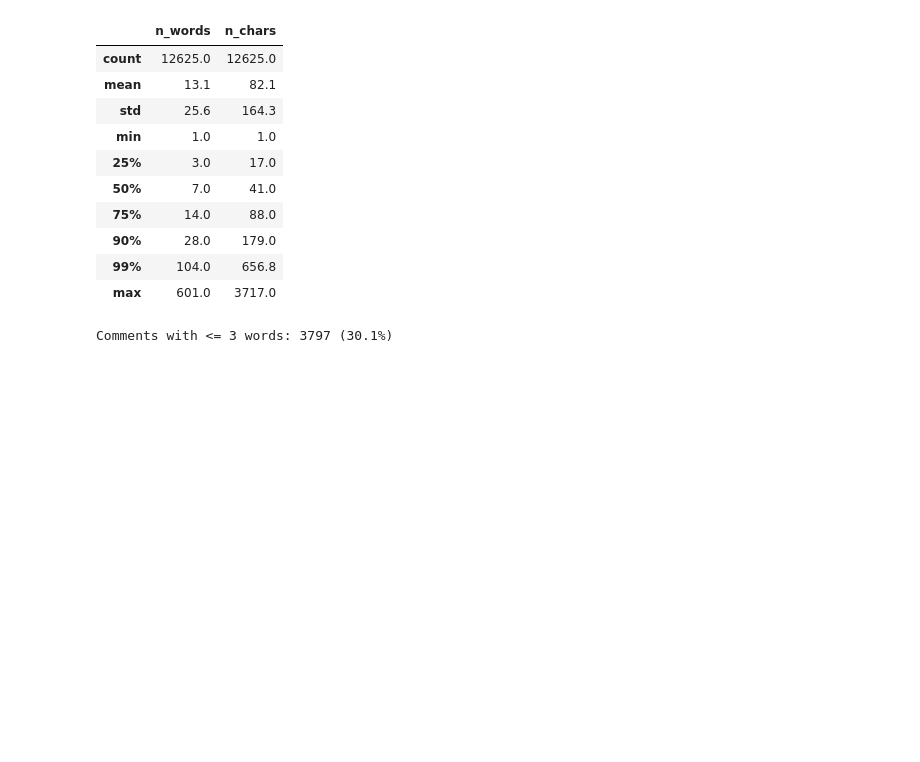
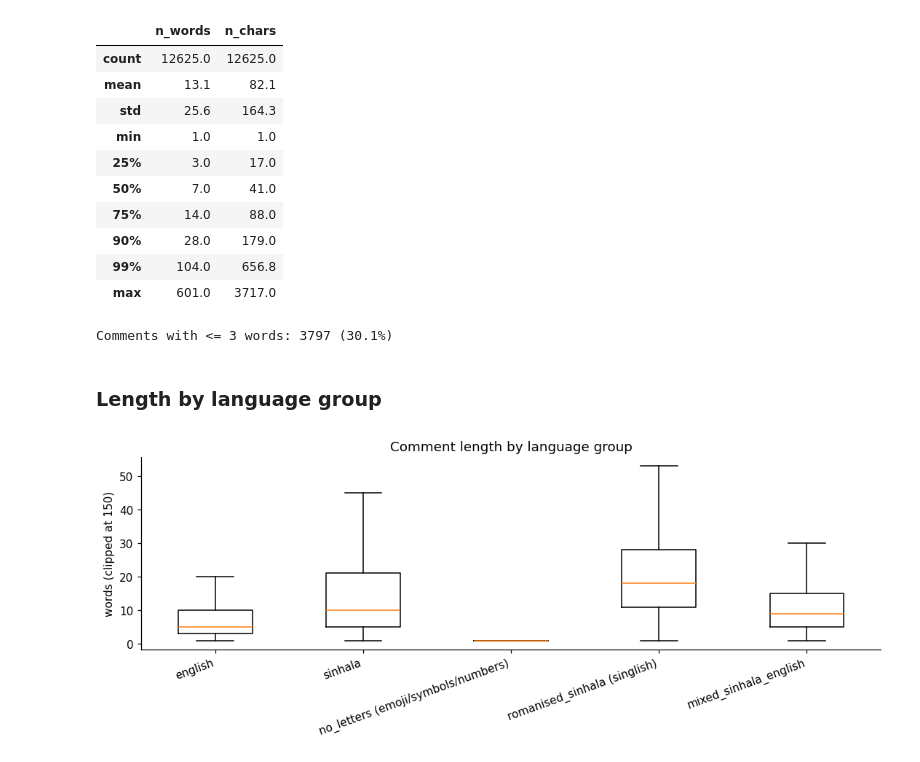
Before and after one commit to SithmiDesilva/Voices-on-School-Reform-An-NLP-Analysis-of-Sri-Lankan-YouTube-Comments, a Jupyter notebook: Voices_on_School_Reform_An_NLP_Analysis_of_Sri_Lankan_YouTube_Comments.ipynb, the cells around one changed output. Saved outputs shown, nothing was run; the diff lists cells and outputs as text; code cells hidden in the pictures; blank space fills up the shorter version.

Commit message:
Length by language group

```diff
--- a/Voices_on_School_Reform_An_NLP_Analysis_of_Sri_Lankan_YouTube_Comments.ipynb
+++ b/Voices_on_School_Reform_An_NLP_Analysis_of_Sri_Lankan_YouTube_Comments.ipynb
@@ -609,3 +609,15 @@ print('Comments with <= 3 words:', (corpus.n_words <= 3).sum(), f'({(corpus.n_wo
 | 99% | 104.0 | 656.8 |
 | max | 601.0 | 3717.0 |
 Comments with <= 3 words: 3797 (30.1%)
+# %% [markdown]
+### Length by language group
+# %%
+order = corpus.lang_group.value_counts().index
+data = [corpus.loc[corpus.lang_group == g, 'n_words'].clip(upper=150) for g in order]
+plt.figure(figsize=(10, 4))
+plt.boxplot(data, showfliers=False)
+plt.xticks(range(1, len(order) + 1), order, rotation=20, ha='right'); plt.ylabel('words (clipped at 150)')
+plt.title('Comment length by language group')
+plt.tight_layout(); plt.savefig(FIG_DIR / 't1_length_by_lang.png', bbox_inches='tight'); plt.show()
+# %% [output]
+[figure, added]
```
